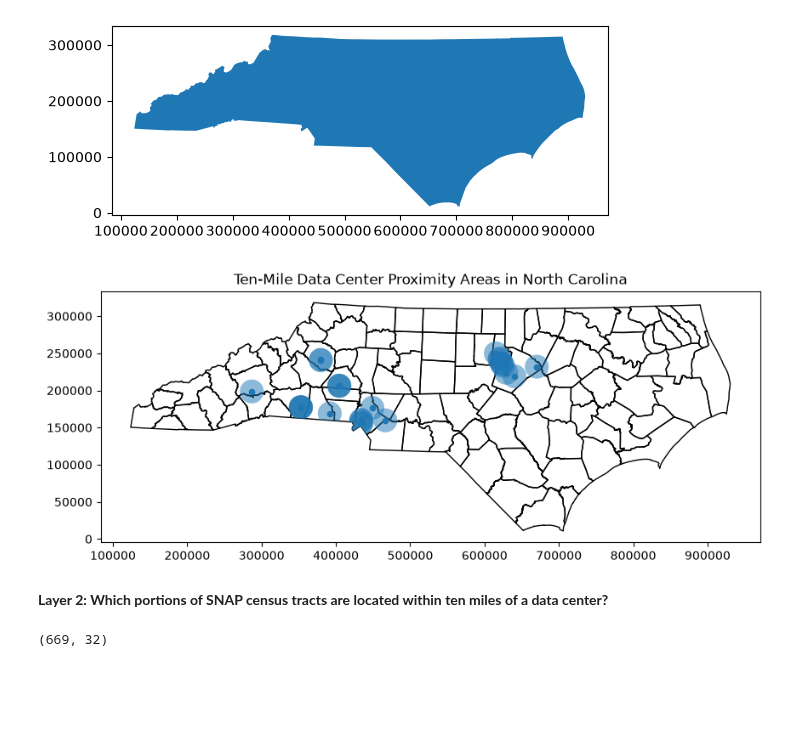
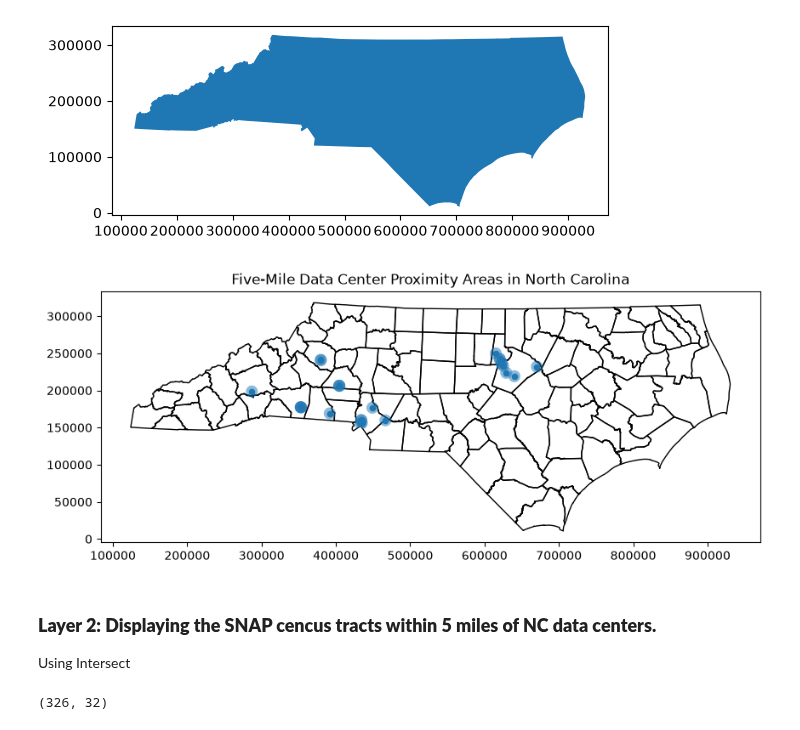
Before and after one commit to carodeg/geog592-carodeg, a Jupyter notebook: homework/week07/Assignment.ipynb, the cells around one changed output. Cells and saved outputs as stored; diff of their text form; code cells hidden in the pictures; blank space fills up the shorter version.

```diff
--- a/homework/week07/Assignment.ipynb
+++ b/homework/week07/Assignment.ipynb
@@ -243,8 +262,8 @@ How much of the ten miles surrounding data centers is in NC?
 #make a copy for editing (creating an independent geodataframe)
 dc_buffers = data_centers.copy()
 # %%
-#replace the geometry with buffers by 10 miles (16093.4 meters). Chagnes from points to polygons.
-dc_buffers["geometry"] = data_centers.buffer(16093.4)
+#replacing the geometry with buffers by 5 miles (8046.72 meters). Chagnes from points to polygons.
+dc_buffers["geometry"] = data_centers.buffer(8046.72)
 dc_buffers.head()
 # %% [output]
 |  | name | operator | city | state | address | postcode | lat | lon | website | osm_type | osm_id | ... |
@@ -270,27 +289,28 @@ dc_buffers_nc = gpd.clip(dc_buffers, nc_boundary)
 # %%
 #Mapping new layer
 ax = counties.plot(
     figsize=(10, 8),
     edgecolor="black",
     facecolor="none"
 )
 
 dc_buffers_nc.plot(
     ax=ax,
     alpha=0.5
 )
 
 data_centers.plot(
     ax=ax,
     markersize=20
 )
 
-plt.title("Ten-Mile Data Center Proximity Areas in North Carolina")
+plt.title("Five-Mile Data Center Proximity Areas in North Carolina")
 plt.show()
 # %% [output]
-[figure, old version]
+[figure, new version]
 # %% [markdown]
-**Layer 2: Which portions of SNAP census tracts are located within ten miles of a data center?**
+### **Layer 2: Displaying the SNAP cencus tracts within 5 miles of NC data centers.**
+Using Intersect
 # %%
 #making an intersection- keeping only the geographic areas where snap and buffers overlap.
 snap_near_dc = snap[
@@ -299,7 +319,7 @@ snap_near_dc = snap[
 
 snap_near_dc.shape
 # %% [output]
-(669, 32)
+(326, 32)
 # %%
 #Map to check that intersection worked
 ax = counties.plot(
```
Also changed, not shown: parts of 31 cells of this notebook.
